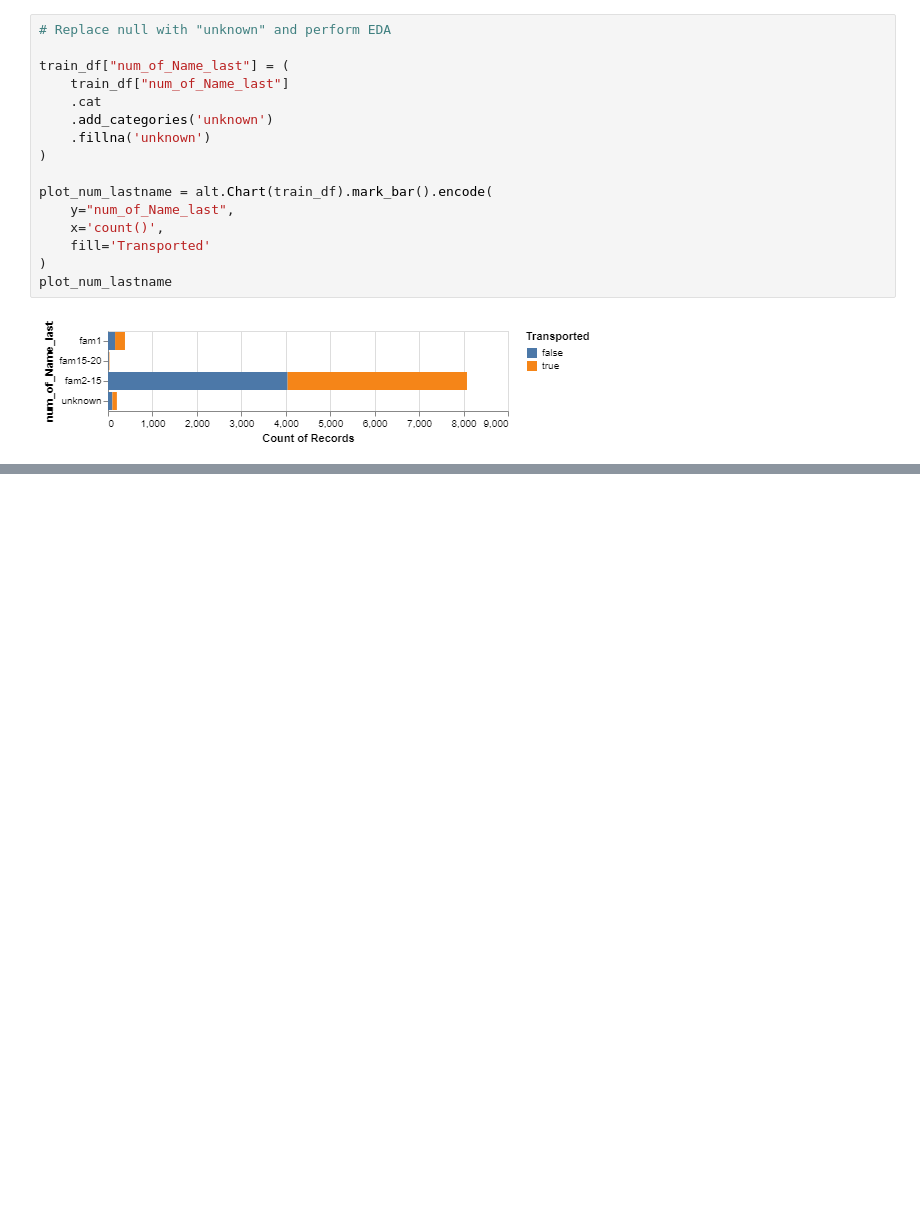
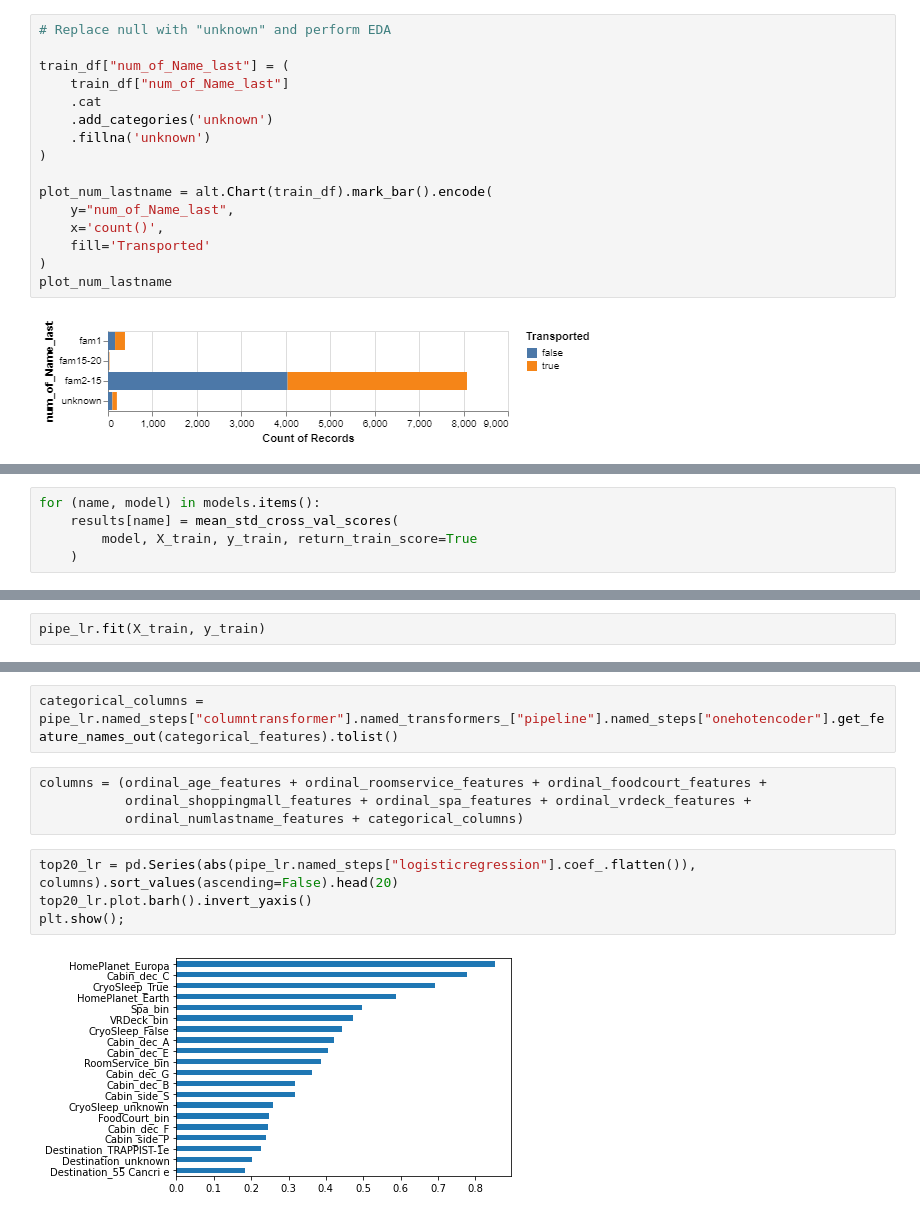
Before and after one commit to johnwslee/Spaceship_Titanic, a Jupyter notebook: spaceship_titanic.ipynb, the cells around one changed output, grey strips where cells are left out. Saved outputs shown, nothing was run; the diff lists cells and outputs as text; blank space fills up the shorter version.

Commit message:
Trainset Done~!!

```diff
--- a/spaceship_titanic.ipynb
+++ b/spaceship_titanic.ipynb
@@ -595,0 +740,5 @@ memory usage: 1.6+ MB
+# %%
+for (name, model) in models.items():
+    results[name] = mean_std_cross_val_scores(
+        model, X_train, y_train, return_train_score=True
+    )
@@ -595,0 +755,2 @@ memory usage: 1.6+ MB
+# %%
+pipe_lr.fit(X_train, y_train)
@@ -595,0 +775,12 @@ memory usage: 1.6+ MB
+# %%
+categorical_columns = pipe_lr.named_steps["columntransformer"].named_transformers_["pipeline"].named_steps["onehotencoder"].get_feature_names_out(categorical_features).tolist()
+# %%
+columns = (ordinal_age_features + ordinal_roomservice_features + ordinal_foodcourt_features +
+           ordinal_shoppingmall_features + ordinal_spa_features + ordinal_vrdeck_features +
+           ordinal_numlastname_features + categorical_columns)
+# %%
+top20_lr = pd.Series(abs(pipe_lr.named_steps["logisticregression"].coef_.flatten()), columns).sort_values(ascending=False).head(20)
+top20_lr.plot.barh().invert_yaxis()
+plt.show();
+# %% [output]
+[figure, added]
```
Also changed, not shown: parts of 24 cells of this notebook.
